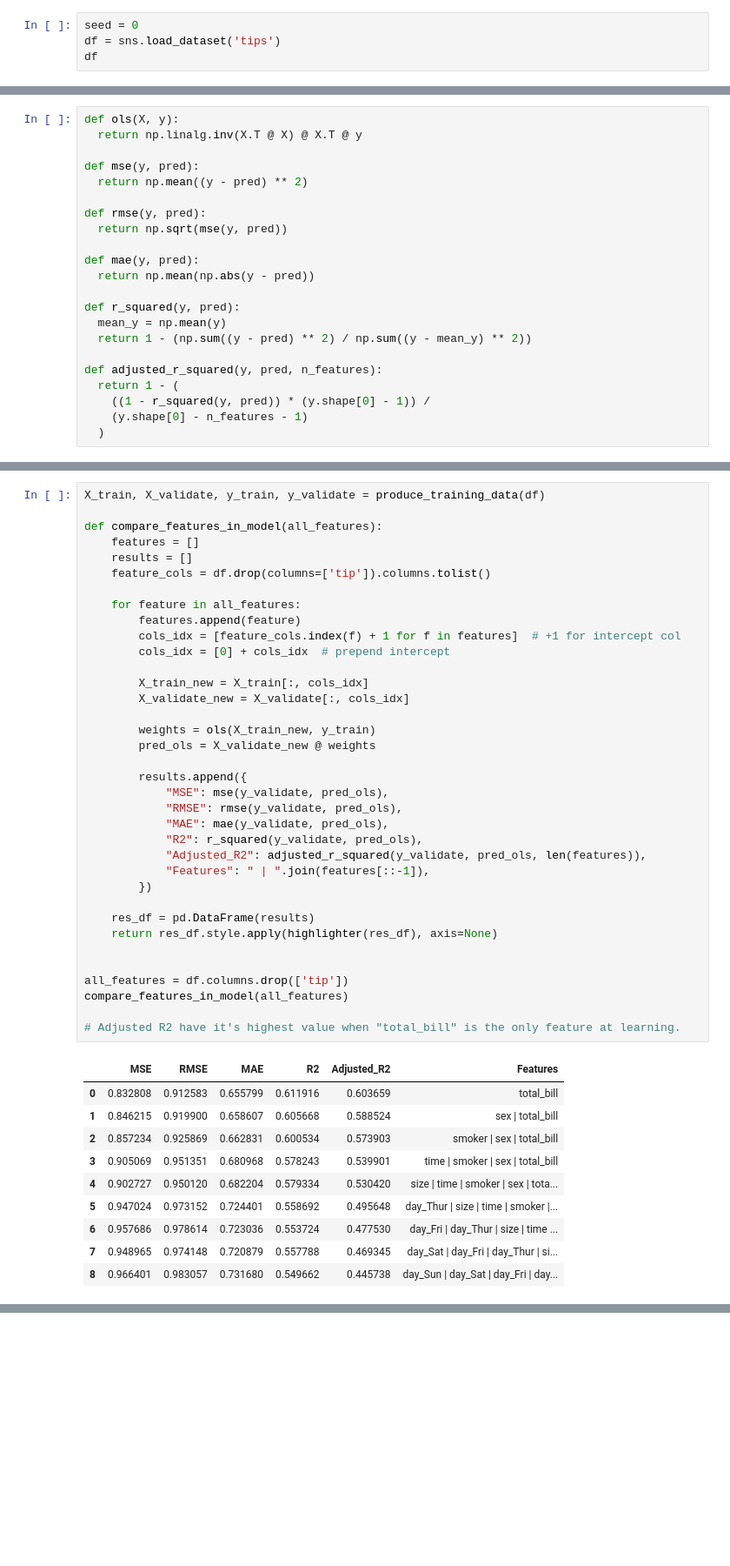
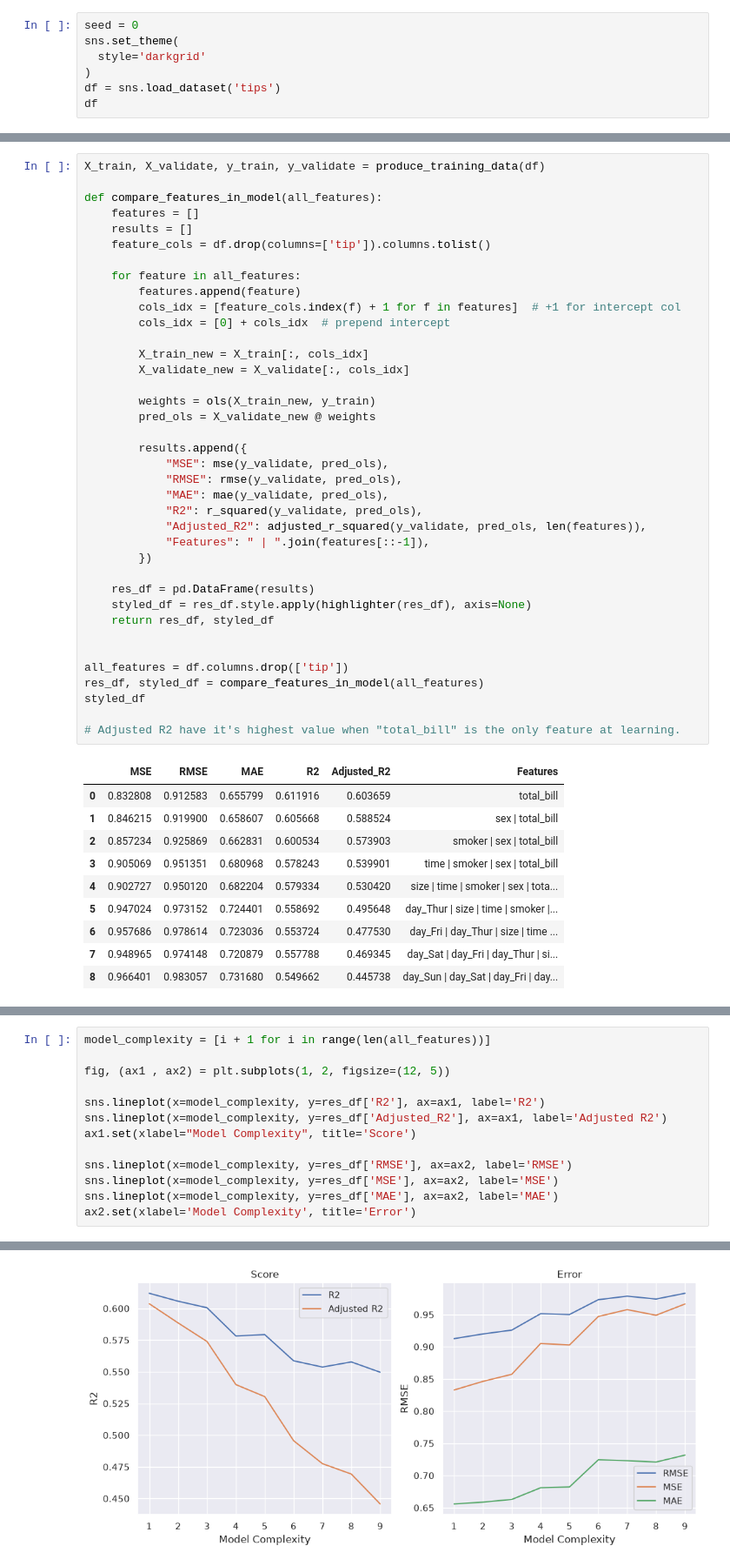
Before and after one commit to amir-razmi/tips-dataset-regression, a Jupyter notebook: notebooks/5-feature-selection-by-adjusted-r2.ipynb, the cells around one changed output, grey strips where cells are left out. Shown at 87% size. Cells and saved outputs as stored; diff of their text form; blank space fills up the shorter version.

Commit message:
docs: visualize model scores for models in adjusted r2 feature selection

```diff
--- a/notebooks/5-feature-selection-by-adjusted-r2.ipynb
+++ b/notebooks/5-feature-selection-by-adjusted-r2.ipynb
@@ -6,5 +7,8 @@ import numpy as np
 # %%
 seed = 0
+sns.set_theme(
+  style='darkgrid'
+)
 df = sns.load_dataset('tips')
 df
 # %% [output]
@@ -21,28 +25,6 @@ df
 | 242 | 17.82 | 1.75 | Male | No | Sat | Dinner | 2 |
 | 243 | 18.78 | 3.00 | Female | No | Thur | Dinner | 2 |
 244 rows × 7 columns
-# %%
-def ols(X, y):
-  return np.linalg.inv(X.T @ X) @ X.T @ y
-
-def mse(y, pred):
-  return np.mean((y - pred) ** 2)
-
-def rmse(y, pred):
-  return np.sqrt(mse(y, pred))
-
-def mae(y, pred):
-  return np.mean(np.abs(y - pred))
-
-def r_squared(y, pred):
-  mean_y = np.mean(y)
-  return 1 - (np.sum((y - pred) ** 2) / np.sum((y - mean_y) ** 2))
-
-def adjusted_r_squared(y, pred, n_features):
-  return 1 - (
-    ((1 - r_squared(y, pred)) * (y.shape[0] - 1)) /
-    (y.shape[0] - n_features - 1)
-  )
 # %%
 df['sex'] = df['sex'].cat.codes
 df['smoker'] = df['smoker'].cat.codes
@@ -115,11 +97,13 @@ def compare_features_in_model(all_features):
         })
 
     res_df = pd.DataFrame(results)
-    return res_df.style.apply(highlighter(res_df), axis=None)
+    styled_df = res_df.style.apply(highlighter(res_df), axis=None)
+    return res_df, styled_df
 
 
 all_features = df.columns.drop(['tip'])
-compare_features_in_model(all_features)
+res_df, styled_df = compare_features_in_model(all_features)
+styled_df
 
 # Adjusted R2 have it's highest value when "total_bill" is the only feature at learning.
 # %% [output]
@@ -135,0 +133,14 @@ compare_features_in_model(all_features)
+# %%
+model_complexity = [i + 1 for i in range(len(all_features))]
+
+fig, (ax1 , ax2) = plt.subplots(1, 2, figsize=(12, 5))
+
+sns.lineplot(x=model_complexity, y=res_df['R2'], ax=ax1, label='R2')
+sns.lineplot(x=model_complexity, y=res_df['Adjusted_R2'], ax=ax1, label='Adjusted R2')
+ax1.set(xlabel="Model Complexity", title='Score')
+
+sns.lineplot(x=model_complexity, y=res_df['RMSE'], ax=ax2, label='RMSE')
+sns.lineplot(x=model_complexity, y=res_df['MSE'], ax=ax2, label='MSE')
+sns.lineplot(x=model_complexity, y=res_df['MAE'], ax=ax2, label='MAE')
+ax2.set(xlabel='Model Complexity', title='Error')
+# %% [output]
@@ -135,0 +148 @@ compare_features_in_model(all_features)
+[figure, added]
```
Also changed, not shown: parts of 3 cells of this notebook.
